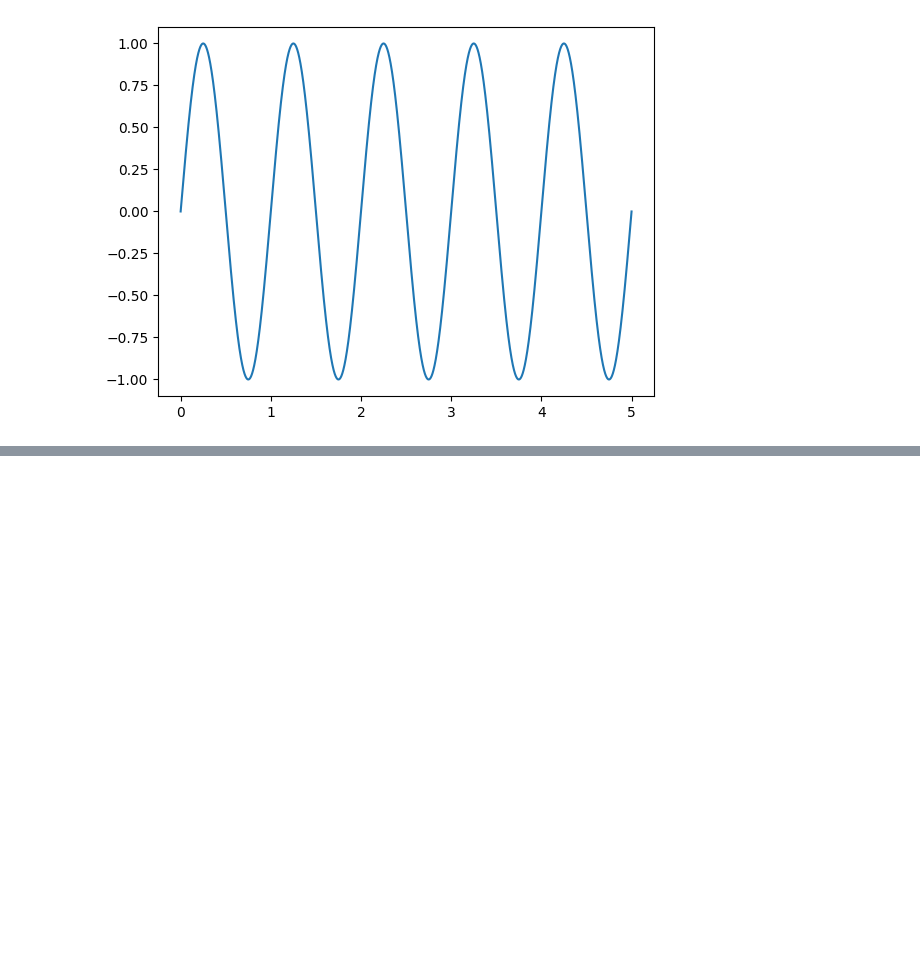
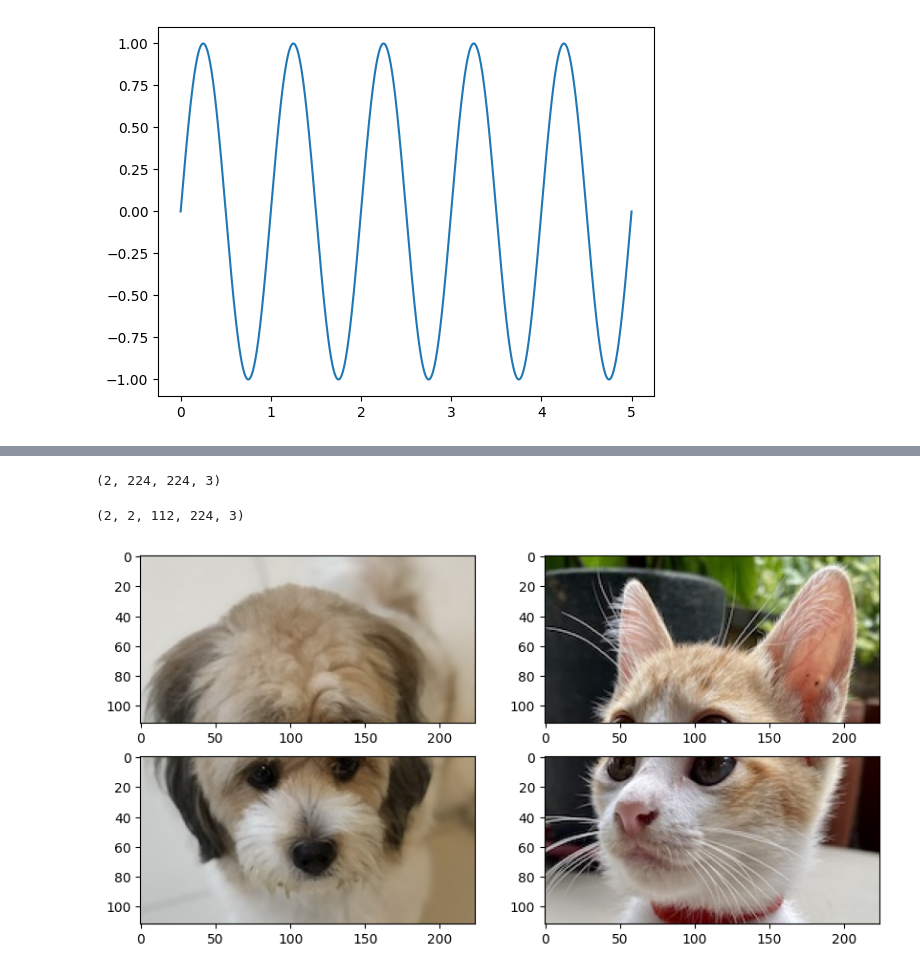
Before and after one commit to cayasryan/Cayas-AI-231, a Jupyter notebook: numpy_test.ipynb, the cells around one changed output, grey strips where cells are left out. Cells and saved outputs as stored; diff of their text form; code cells hidden in the pictures; blank space fills up the shorter version.

```diff
--- a/numpy_test.ipynb
+++ b/numpy_test.ipynb
@@ -41,0 +193,21 @@ plt.plot(t,data);
+# %%
+img1 = image.imread("assets/aki_dog.jpg")
+img2 = image.imread("assets/wonder_cat.jpg")
+imgs = np.array([img1, img2])
+print(imgs.shape) # shape: b h w c
+# %% [output]
+(2, 224, 224, 3)
+# %%
+imgs = rearrange(imgs, "b (k h) w c -> k b h w c", k =2) # k = 0 upper half, k = 1 lower half, k = 2 both
+print(imgs.shape) # shape: k b h w c
+# %% [output]
+(2, 2, 112, 224, 3)
+# %%
+# plot imgs
+plt.figure(figsize=(10,5))
+for i in range(2):
+  for j in range(2):
+    plt.subplot(2,2,i*2+j+1)
+    plt.imshow(imgs[i,j]);
+# %% [output]
+[figure, added]
```
Also changed, not shown: parts of 29 cells of this notebook, 2 other files.
